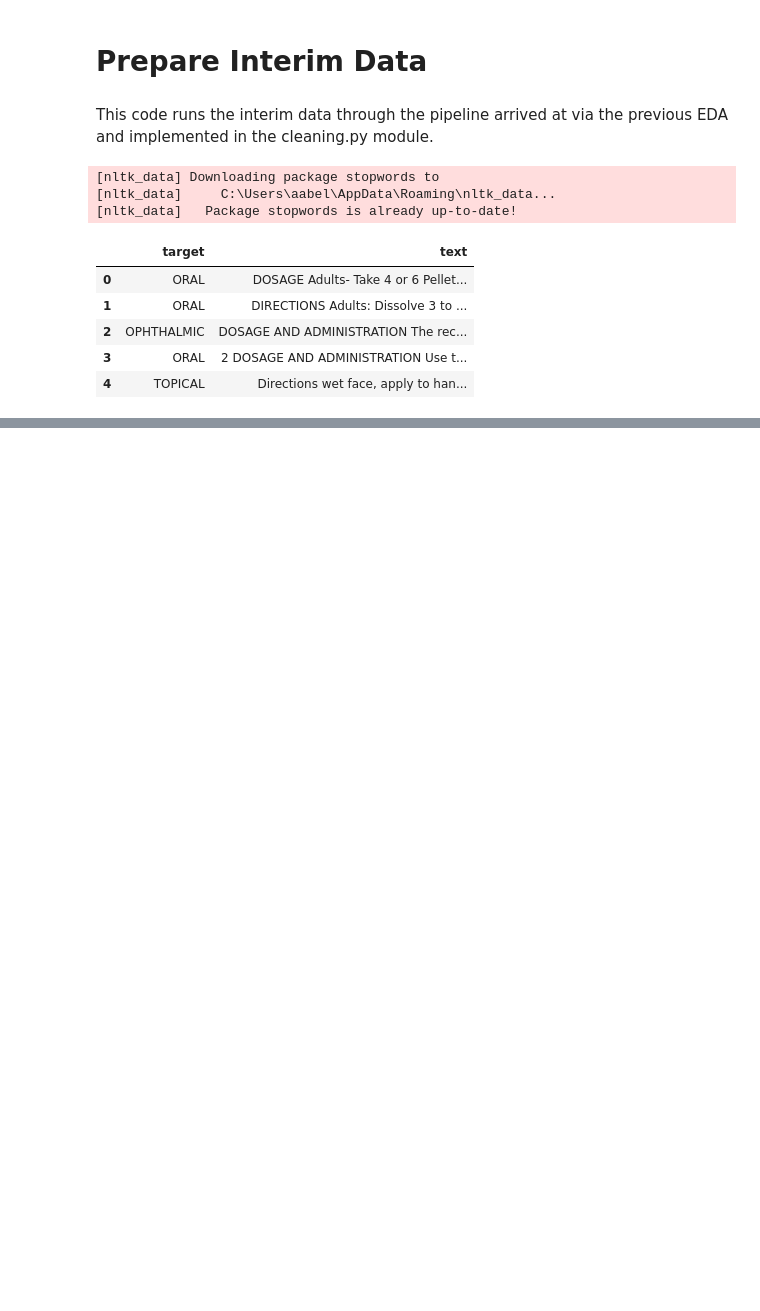
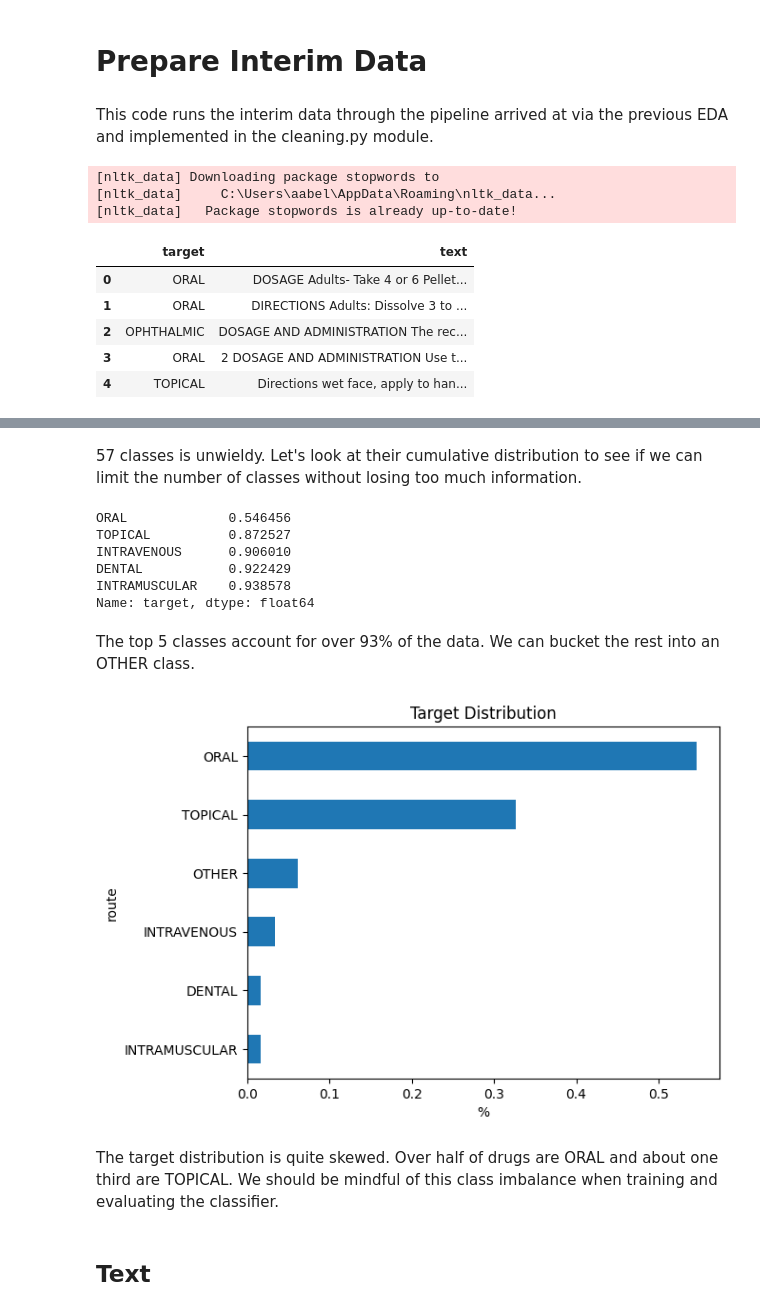
Before and after one commit to andrewabeles/drug-labels, a Jupyter notebook: notebooks/1.4-prepare-interim-data.ipynb, the cells around one changed output, grey strips where cells are left out. Drawn from its saved outputs; the diff is of its cells as text; code cells hidden in the pictures; blank space fills up the shorter version.

```diff
--- a/notebooks/1.4-prepare-interim-data.ipynb
+++ b/notebooks/1.4-prepare-interim-data.ipynb
@@ -37,0 +53,13 @@ pd.to_pickle(df, '../data/processed/drugs.pkl') # save as file to data/processed
+# %% [markdown]
+57 classes is unwieldy. Let's look at their cumulative distribution to see if we can limit the number of classes without losing too much information.
+# %%
+df['target'].value_counts(normalize=True).cumsum().head()
+# %% [output]
+ORAL             0.546456
+TOPICAL          0.872527
+INTRAVENOUS      0.906010
+DENTAL           0.922429
+INTRAMUSCULAR    0.938578
+Name: target, dtype: float64
+# %% [markdown]
+The top 5 classes account for over 93% of the data. We can bucket the rest into an OTHER class.
@@ -37,0 +68,15 @@ pd.to_pickle(df, '../data/processed/drugs.pkl') # save as file to data/processed
+# %%
+top5_classes = df['target'].value_counts().head().index
+df['target'] = df['target'].apply(lambda x: x if x in top5_classes else 'OTHER')
+# %%
+df['target'].value_counts(normalize=True).sort_values().plot(kind='barh')
+plt.title('Target Distribution')
+plt.ylabel('route')
+plt.xlabel('%')
+plt.show()
+# %% [output]
+[figure, added]
+# %% [markdown]
+The target distribution is quite skewed. Over half of drugs are ORAL and about one third are TOPICAL. We should be mindful of this class imbalance when training and evaluating the classifier.
+# %% [markdown]
+## Text
```
Also changed, not shown: parts of 24 cells of this notebook.
